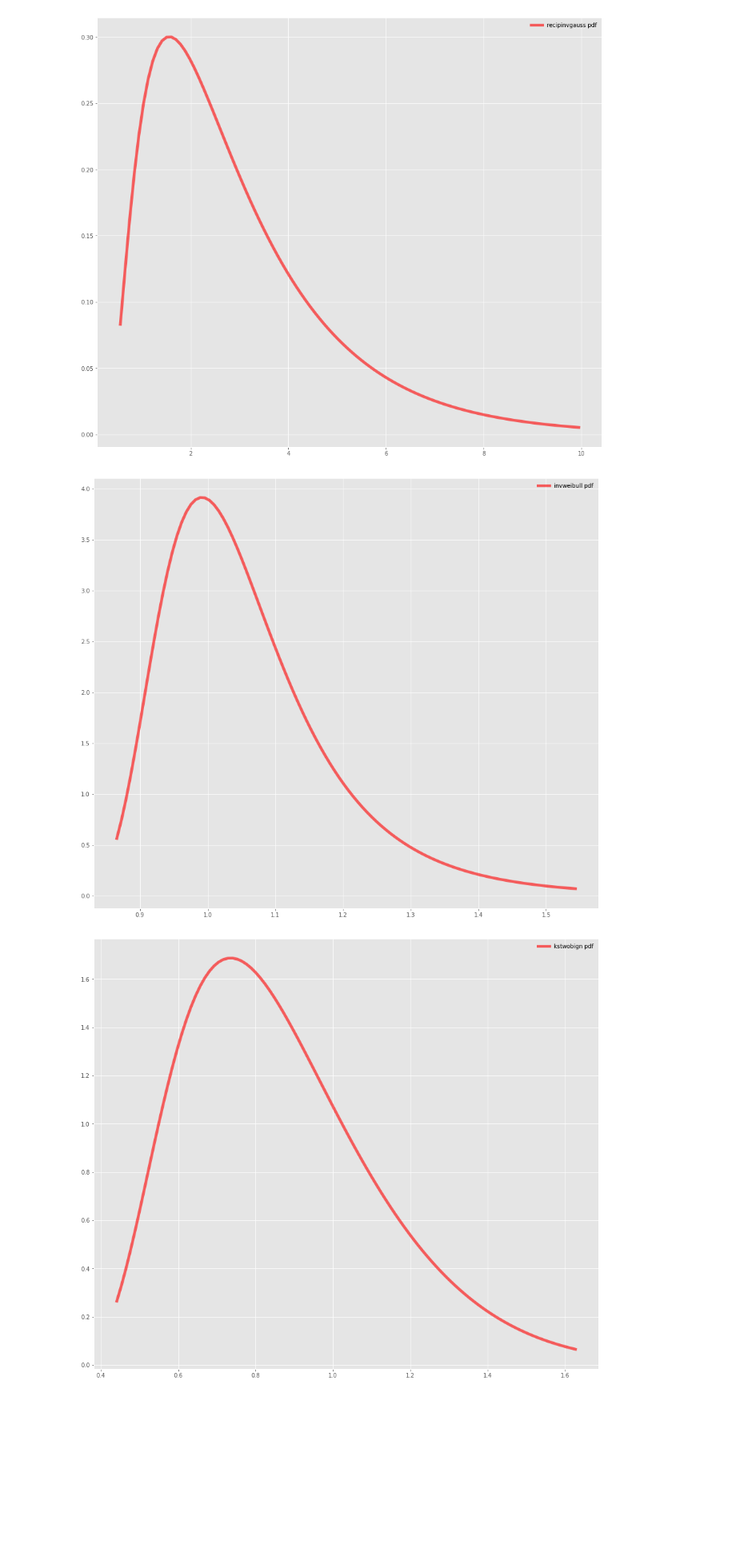
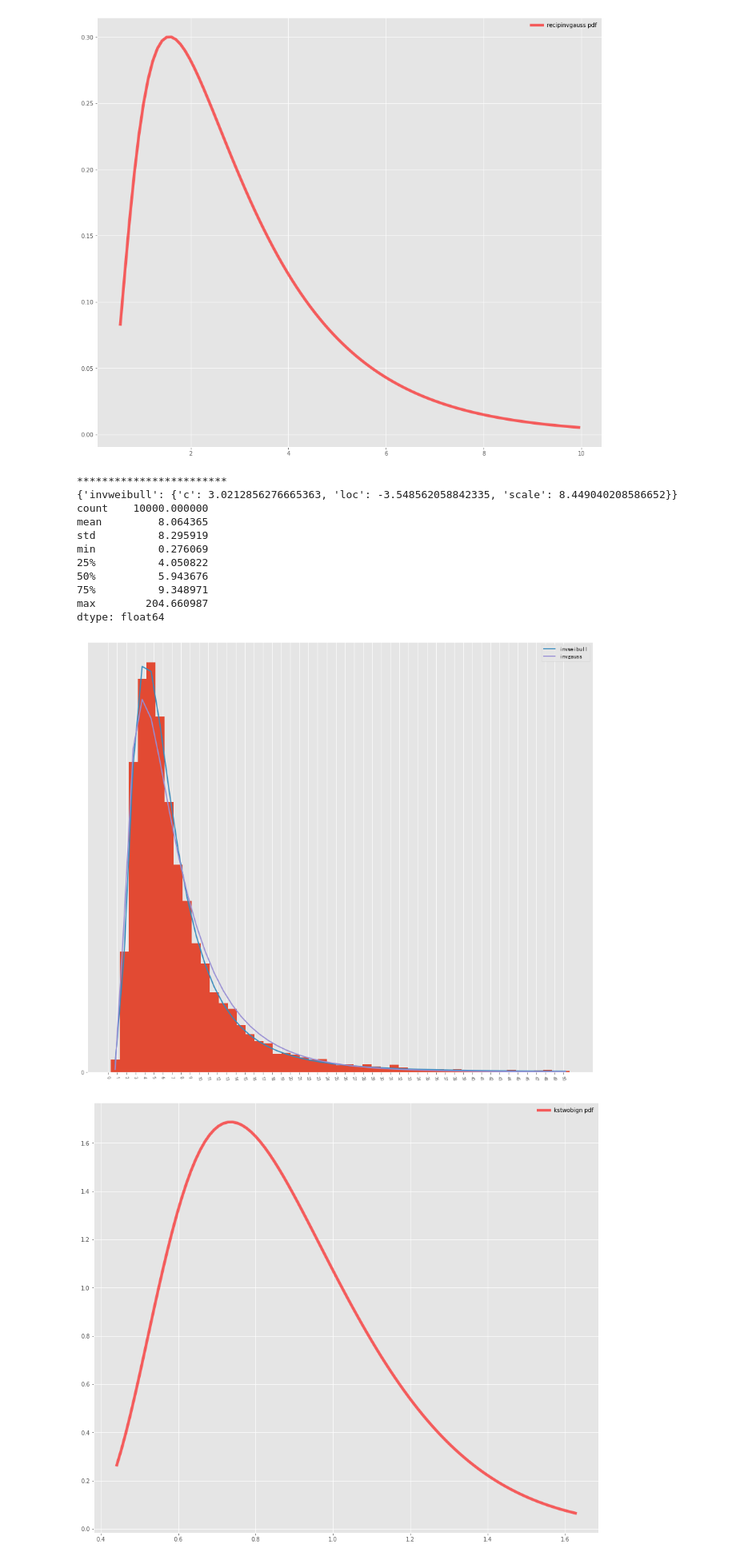
Before and after one commit to liing1221/notebook, a Jupyter notebook: mycode/scipy_stats.ipynb, the cells around one changed output. Shown at 80% size. Drawn from its saved outputs; the diff is of its cells as text; code cells hidden in the pictures; blank space fills up the shorter version.

```diff
--- a/mycode/scipy_stats.ipynb
+++ b/mycode/scipy_stats.ipynb
@@ -748,22 +780,49 @@ plt.show()
 # %%
 # 倒置的威布尔连续随机变量
 
 from scipy.stats import invweibull
 import matplotlib.pyplot as plt
 fig, ax = plt.subplots(1, 1)
 
 c = 10.6
-mean, var, skew, kurt = invweibull.stats(c, moments='mvsk')
+c, loc, scale = 2.7307419497972623, -2.818931030777464,7.697163630444702
+# mean, var, skew, kurt = invweibull.stats(c, moments='mvsk')
 
-x = np.linspace(invweibull.ppf(0.01, c),
-                invweibull.ppf(0.99, c), 100)
-ax.plot(x, invweibull.pdf(x, c),
-       'r-', lw=5, alpha=0.6, label='invweibull pdf')
+# x = np.linspace(invweibull.ppf(0.01, c),
+#                 invweibull.ppf(0.99, c), 100)
+# ax.plot(x, invweibull.pdf(x, c),
+#        'r-', lw=5, alpha=0.6, label='invweibull pdf')
 
-ax.legend(loc='best', frameon=False)
-plt.show()
+# ax.legend(loc='best', frameon=False)
+# plt.show()
+
+
+datas = invweibull.rvs(c, loc=loc, scale=scale, size = 10000)
+f = Fitter(datas, xmin=-2, xmax=51, distributions=['invweibull', 'invgauss'], bins=51)
+f.fit()
+
+print("*" * 24)
+print(f.get_best())
+f.hist()
+f.plot_pdf()
+plt.xticks([int(_x) for _x in range(0, 51, 1)], rotation=280, size=8)
+plt.yticks([_y/100 for _y in range(0, 1, 1)], size=10)
+plt.rcParams['font.sans-serif'] = ['SimHei']
+plt.rcParams['axes.unicode_minus'] = False   # 正常显示负号
+print(pd.Series(datas).describe())
 # %% [output]
+************************
+{'invweibull': {'c': 3.0212856276665363, 'loc': -3.548562058842335, 'scale': 8.449040208586652}}
+count    10000.000000
+mean         8.064365
+std          8.295919
+min          0.276069
+25%          4.050822
+50%          5.943676
+75%          9.348971
+max        204.660987
+dtype: float64
-[figure, old version]
+[figure, new version]
 # %%
 # 刻度Kolmogorov-Smirnov双侧检验统计量的极限分布。
 
```
Also changed, not shown: parts of 5 cells of this notebook.
